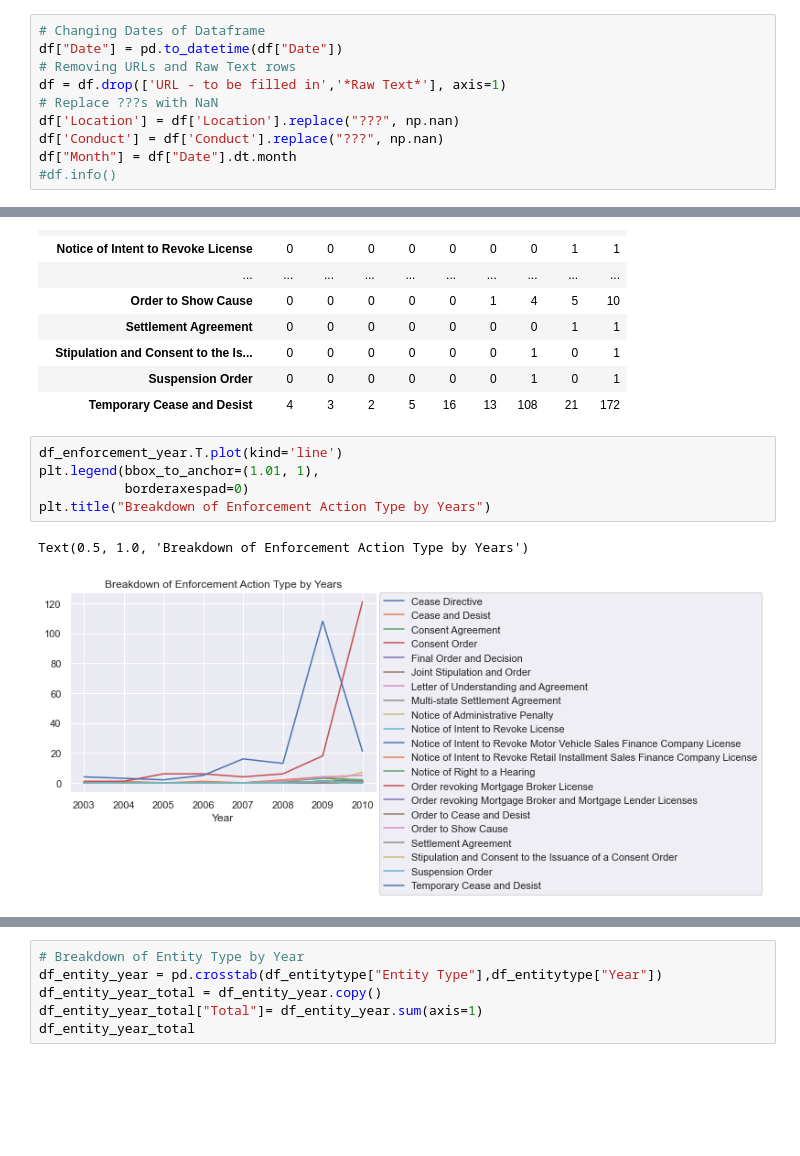
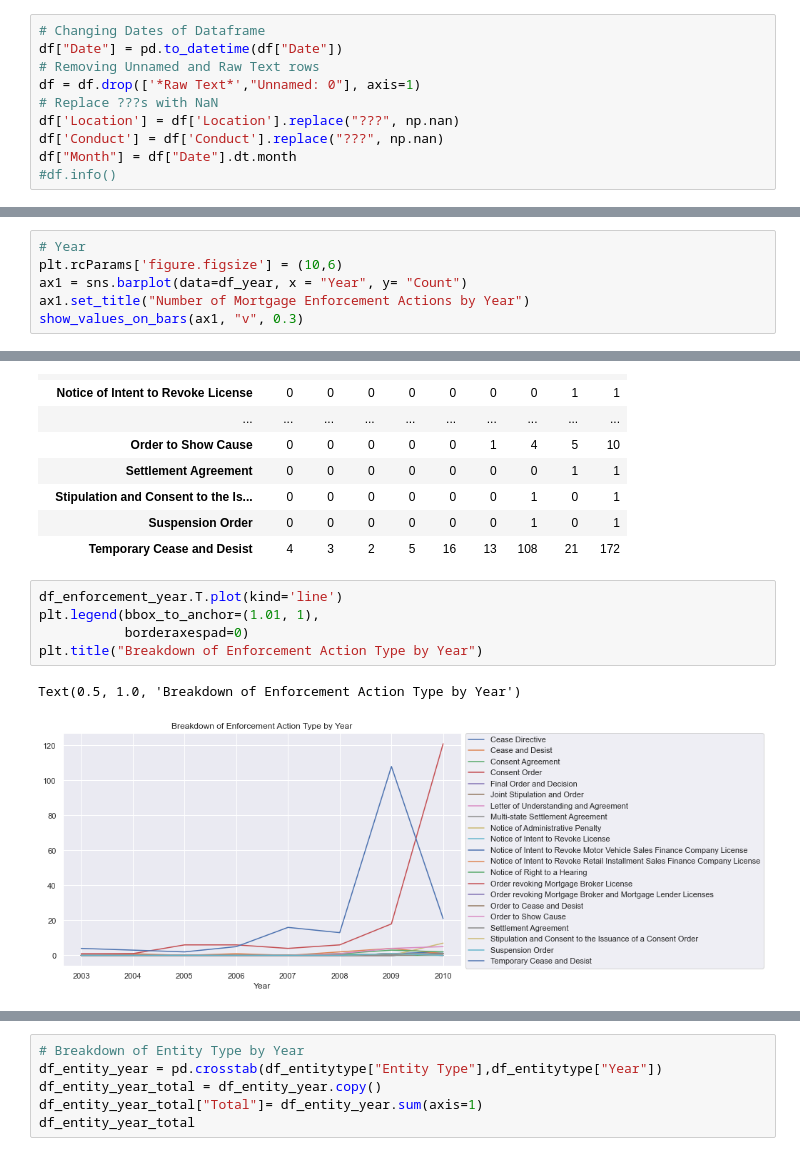
Before and after one commit to ChavezCheong/APL2021_DataPlus, a Jupyter notebook: Data_Collection/MA_analysis.ipynb, the cells around one changed output, grey strips where cells are left out. Saved outputs shown, nothing was run; the diff lists cells and outputs as text; blank space fills up the shorter version.

Commit message:
Update MA_analysis.ipynb
Followed Malcolm's feedback and finished up initial writeup for data.

```diff
--- a/Data_Collection/MA_analysis.ipynb
+++ b/Data_Collection/MA_analysis.ipynb
@@ -60,8 +24,8 @@ memory usage: 28.8+ KB
 # %%
 # Changing Dates of Dataframe
 df["Date"] = pd.to_datetime(df["Date"])
-# Removing URLs and Raw Text rows
-df = df.drop(['URL - to be filled in','*Raw Text*'], axis=1)
+# Removing Unnamed and Raw Text rows
+df = df.drop(['*Raw Text*',"Unnamed: 0"], axis=1)
 # Replace ???s with NaN
 df['Location'] = df['Location'].replace("???", np.nan)
 df['Conduct'] = df['Conduct'].replace("???", np.nan)
@@ -308,3 +203,9 @@ df_ea = df_enforcement.groupby(["Enforcement Action"]).size().reset_index(name="
 df_ea = df_ea.sort_values(by="Count",ascending = False).reset_index(drop=True)
 df_entity = df_entitytype.groupby(["Entity Type"]).size().reset_index(name="Count")
 df_entity = df_entity.sort_values(by="Count",ascending = False).reset_index(drop=True)
+# %%
+# Year
+plt.rcParams['figure.figsize'] = (10,6)
+ax1 = sns.barplot(data=df_year, x = "Year", y= "Count")
+ax1.set_title("Number of Mortgage Enforcement Actions by Year")
+show_values_on_bars(ax1, "v", 0.3)
@@ -409,9 +320,9 @@ df_enforcement_year_total
 # %%
 df_enforcement_year.T.plot(kind='line')
 plt.legend(bbox_to_anchor=(1.01, 1),
            borderaxespad=0)
-plt.title("Breakdown of Enforcement Action Type by Years")
+plt.title("Breakdown of Enforcement Action Type by Year")
 # %% [output]
-Text(0.5, 1.0, 'Breakdown of Enforcement Action Type by Years')
+Text(0.5, 1.0, 'Breakdown of Enforcement Action Type by Year')
-[figure, old version]
+[figure, new version]
 # %%
```
Also changed, not shown: parts of 37 cells of this notebook.
